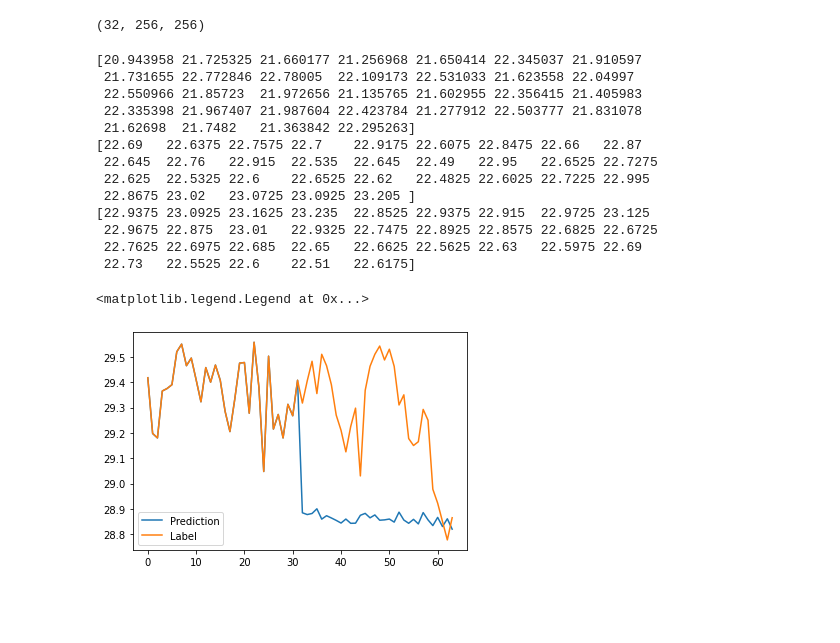
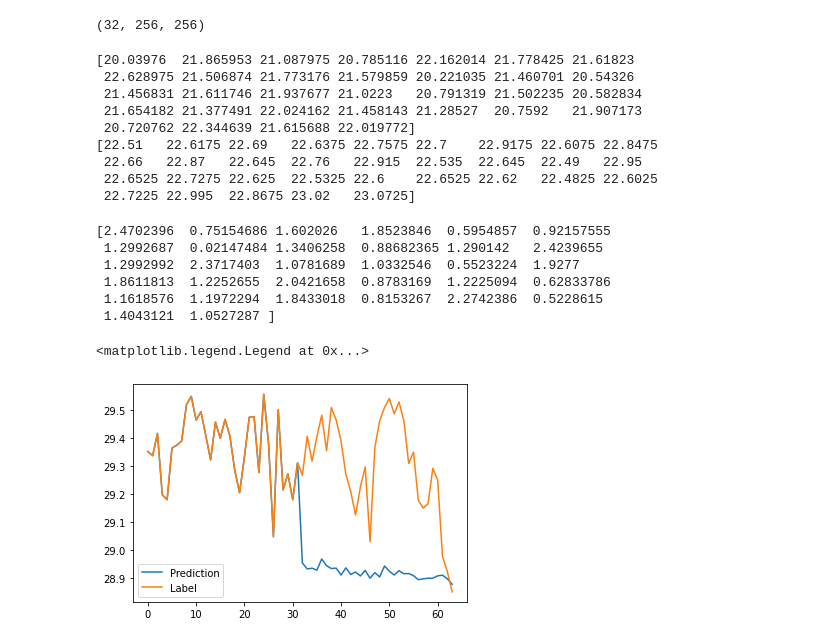
Before and after one commit to ZhenWZ/SST-Forecast, a Jupyter notebook: vunet_conv1d/Train_vunet_conv1d.ipynb, the cells around one changed output. Cells and saved outputs as stored; diff of their text form; code cells hidden in the pictures; blank space fills up the shorter version.

```diff
--- a/vunet_conv1d/Train_vunet_conv1d.ipynb
+++ b/vunet_conv1d/Train_vunet_conv1d.ipynb
@@ -119,52 +119,55 @@ Path('weights/Comb_8.pth')
 # %% [markdown]
 ## Testing
 # %%
-learn.load('Comb_8')
+learn.load('Comb_6')
 # %% [output]
 <fastai.learner.Learner at 0x...>
 # %%
 x, y = test_dl.one_batch()
 preds = learn.model(x)
 # %%
-# print(x.shape, y.shape)
-# preds, targets = learn.get_preds(2)
-sample = preds[0][0].cpu().detach().numpy()
-print(sample.shape)
+pred = preds[0][0].cpu().detach().numpy()
+print(pred.shape)
 # %% [output]
 (32, 256, 256)
 # %%
-label = y[2].cpu().detach().numpy()
-input = x[2].cpu().detach().numpy()
+label = y[0].cpu().detach().numpy()
+input = x[0].cpu().detach().numpy()
 print(input.shape)
 # %% [output]
 (32, 256, 256)
 # %%
-sample = recover(sample, 17, 32)
+pred = recover(pred, 17, 32)
 label = recover(label, 17, 32)
 input = recover(input, 17, 32)
 # %%
-print(sample[:,0,0])
+print(pred[:,0,0])
 print(label[:,0,0])
-print(input[:,0,0])
 # %% [output]
-[20.943958 21.725325 21.660177 21.256968 21.650414 22.345037 21.910597
- 21.731655 22.772846 22.78005  22.109173 22.531033 21.623558 22.04997
- 22.550966 21.85723  21.972656 21.135765 21.602955 22.356415 21.405983
- 22.335398 21.967407 21.987604 22.423784 21.277912 22.503777 21.831078
- 21.62698  21.7482   21.363842 22.295263]
-[22.69   22.6375 22.7575 22.7    22.9175 22.6075 22.8475 22.66   22.87
- 22.645  22.76   22.915  22.535  22.645  22.49   22.95   22.6525 22.7275
- 22.625  22.5325 22.6    22.6525 22.62   22.4825 22.6025 22.7225 22.995
- 22.8675 23.02   23.0725 23.0925 23.205 ]
-[22.9375 23.0925 23.1625 23.235  22.8525 22.9375 22.915  22.9725 23.125
- 22.9675 22.875  23.01   22.9325 22.7475 22.8925 22.8575 22.6825 22.6725
- 22.7625 22.6975 22.685  22.65   22.6625 22.5625 22.63   22.5975 22.69
- 22.73   22.5525 22.6    22.51   22.6175]
+[20.03976  21.865953 21.087975 20.785116 22.162014 21.778425 21.61823
+ 22.628975 21.506874 21.773176 21.579859 20.221035 21.460701 20.54326
+ 21.456831 21.611746 21.937677 21.0223   20.791319 21.502235 20.582834
+ 21.654182 21.377491 22.024162 21.458143 21.28527  20.7592   21.907173
+ 20.720762 22.344639 21.615688 22.019772]
+[22.51   22.6175 22.69   22.6375 22.7575 22.7    22.9175 22.6075 22.8475
+ 22.66   22.87   22.645  22.76   22.915  22.535  22.645  22.49   22.95
+ 22.6525 22.7275 22.625  22.5325 22.6    22.6525 22.62   22.4825 22.6025
+ 22.7225 22.995  22.8675 23.02   23.0725]
+# %%
+diff = abs(pred - label)
+print(diff[:,0,0])
+# %% [output]
+[2.4702396  0.75154686 1.602026   1.8523846  0.5954857  0.92157555
+ 1.2992687  0.02147484 1.3406258  0.88682365 1.290142   2.4239655
+ 1.2992992  2.3717403  1.0781689  1.0332546  0.5523224  1.9277
+ 1.8611813  1.2252655  2.0421658  0.8783169  1.2225094  0.62833786
+ 1.1618576  1.1972294  1.8433018  0.8153267  2.2742386  0.5228615
+ 1.4043121  1.0527287 ]
 # %%
 idx = [100, 100]
-plt.plot(concat(input[:,idx[0], idx[1]], sample[:,idx[0], idx[1]]))
-plt.plot(concat(input[:,idx[0], idx[1]], label[:,idx[0], idx[1]]))
+plt.plot(concat(input[...,idx[0], idx[1]], pred[...,idx[0], idx[1]]))
+plt.plot(concat(input[...,idx[0], idx[1]], label[...,idx[0], idx[1]]))
 plt.legend(['Prediction', 'Label'])
 # %% [output]
 <matplotlib.legend.Legend at 0x...>
-[figure, old version]
+[figure, new version]
```
Also changed, not shown: parts of 12 cells of this notebook, 6 other files.
